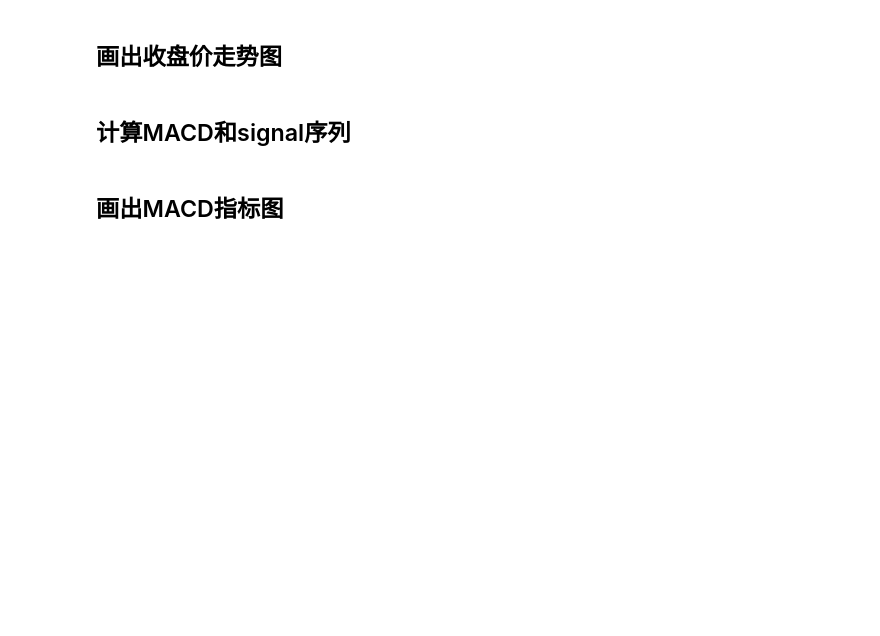
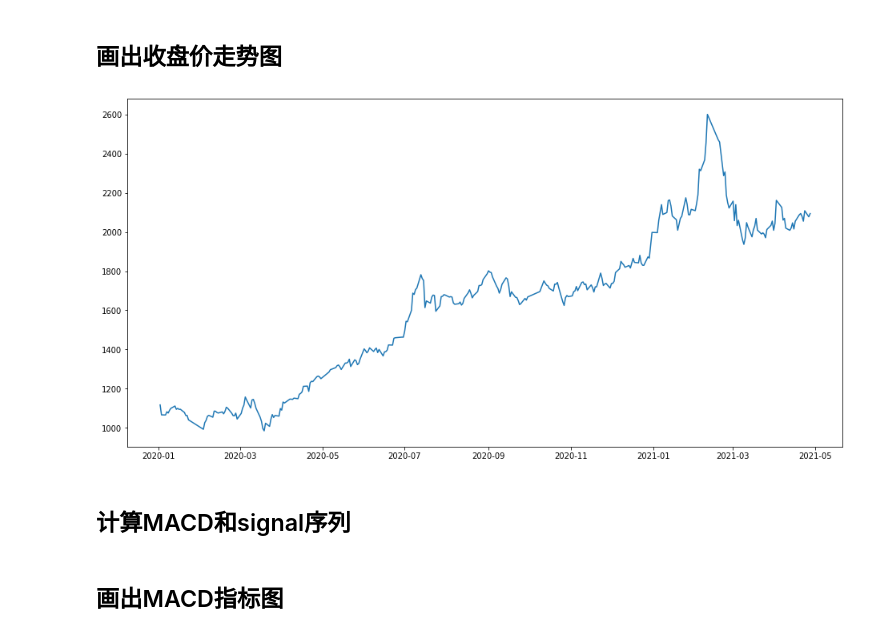
Before and after one commit to BeiWeiDeShi/ML_learn, a Jupyter notebook: matplotlib/02_MACD.ipynb, the cells around one changed output. Cells and saved outputs as stored; diff of their text form; code cells hidden in the pictures; blank space fills up the shorter version.

```diff
--- a/matplotlib/02_MACD.ipynb
+++ b/matplotlib/02_MACD.ipynb
@@ -8,3 +8,6 @@ import matplotlib.pyplot as plt
 import numpy as np
 # %% [markdown]
 ## 加载贵州茅台股价数据
+# %%
+maotai = pd.read_csv('./datasets/maotai.csv', index_col=0, parse_dates=True)
+maotai.head()
@@ -11,2 +22,5 @@ import numpy as np
 # %% [markdown]
 ## 取2020年1月1日开始的记录组成新的数据框
+# %%
+maotai2 = pd.DataFrame(maotai.loc['2020-01-01':])
+maotai2.head()
@@ -13,4 +35,10 @@ import numpy as np
 # %% [markdown]
 ## 画出收盘价走势图
+# %%
+plt.figure(figsize=(16, 8))
+plt.plot(maotai2['last'])
+plt.show()
+# %% [output]
+[figure, added]
 # %% [markdown]
 ## 计算MACD和signal序列
```
Also changed, not shown: parts of 8 cells of this notebook, 1 other file.
